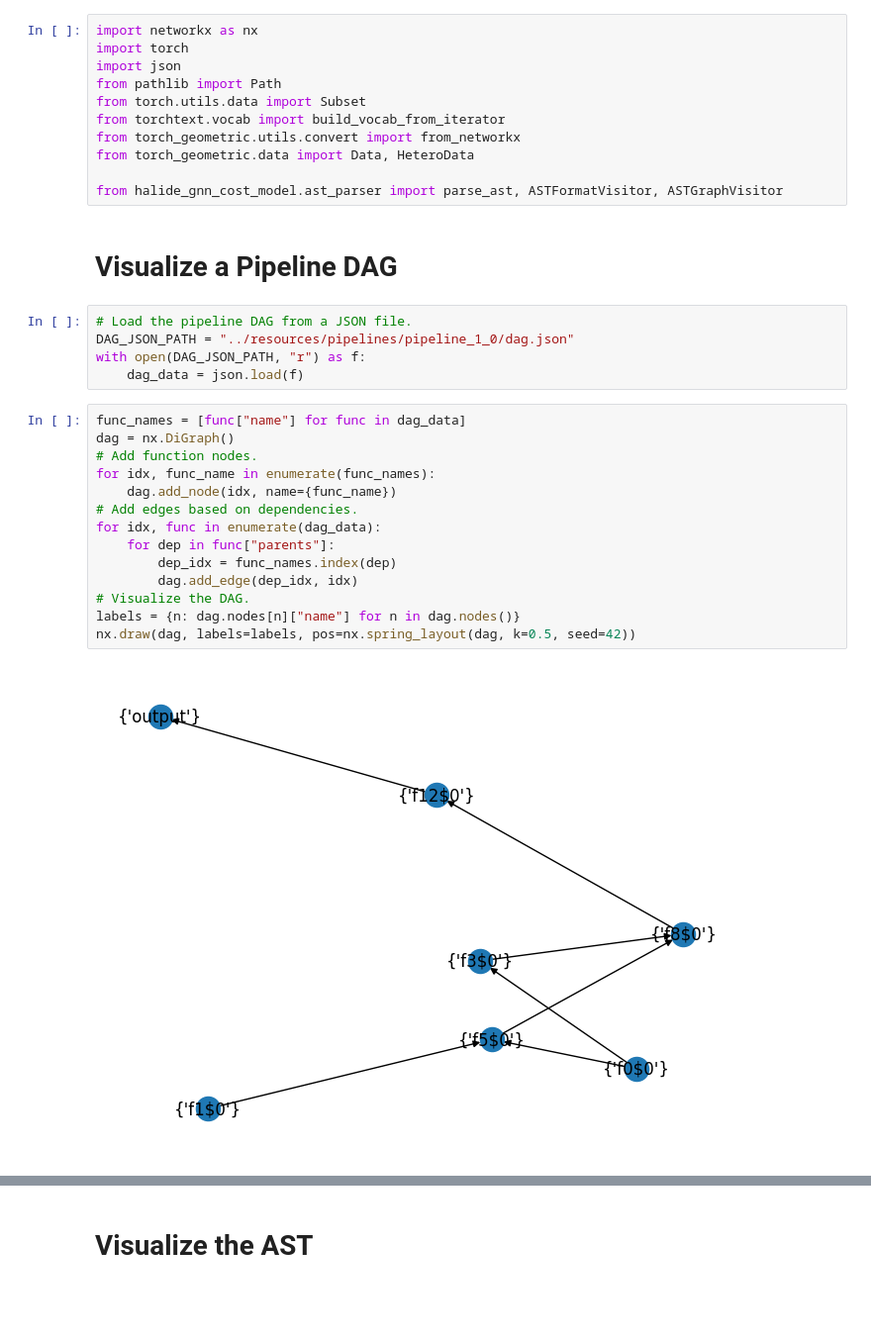
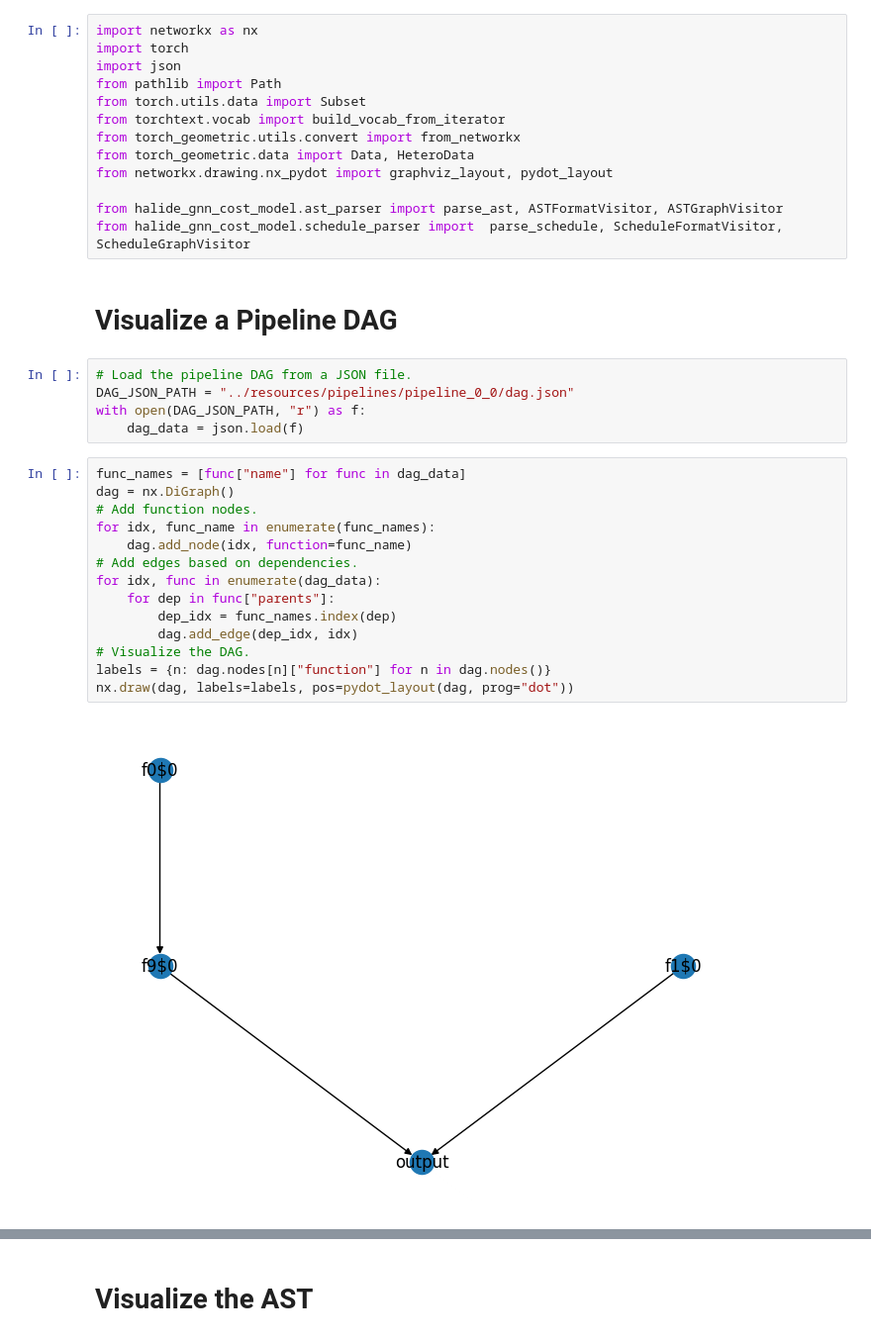
Before and after one commit to fangjunzhou/halide-gnn-cost-model, a Jupyter notebook: notebooks/dataset_playground.ipynb, the cells around one changed output, grey strips where cells are left out. Shown at 99% size. Cells and saved outputs as stored; diff of their text form; blank space fills up the shorter version.

```diff
--- a/notebooks/dataset_playground.ipynb
+++ b/notebooks/dataset_playground.ipynb
@@ -7,30 +7,32 @@ from torch.utils.data import Subset
 from torchtext.vocab import build_vocab_from_iterator
 from torch_geometric.utils.convert import from_networkx
 from torch_geometric.data import Data, HeteroData
+from networkx.drawing.nx_pydot import graphviz_layout, pydot_layout
 
 from halide_gnn_cost_model.ast_parser import parse_ast, ASTFormatVisitor, ASTGraphVisitor
+from halide_gnn_cost_model.schedule_parser import  parse_schedule, ScheduleFormatVisitor, ScheduleGraphVisitor
 # %% [markdown]
 # Visualize a Pipeline DAG
 # %%
 # Load the pipeline DAG from a JSON file.
-DAG_JSON_PATH = "../resources/pipelines/pipeline_1_0/dag.json"
+DAG_JSON_PATH = "../resources/pipelines/pipeline_0_0/dag.json"
 with open(DAG_JSON_PATH, "r") as f:
     dag_data = json.load(f)
 # %%
 func_names = [func["name"] for func in dag_data]
 dag = nx.DiGraph()
 # Add function nodes.
 for idx, func_name in enumerate(func_names):
-    dag.add_node(idx, name={func_name})
+    dag.add_node(idx, function=func_name)
 # Add edges based on dependencies.
 for idx, func in enumerate(dag_data):
     for dep in func["parents"]:
         dep_idx = func_names.index(dep)
         dag.add_edge(dep_idx, idx)
 # Visualize the DAG.
-labels = {n: dag.nodes[n]["name"] for n in dag.nodes()}
-nx.draw(dag, labels=labels, pos=nx.spring_layout(dag, k=0.5, seed=42))
+labels = {n: dag.nodes[n]["function"] for n in dag.nodes()}
+nx.draw(dag, labels=labels, pos=pydot_layout(dag, prog="dot"))
 # %% [output]
-[figure, old version]
+[figure, new version]
 # %%
 # Function name to DAG node ID mapping
```
Also changed, not shown: parts of 12 cells of this notebook, 6 other files.
